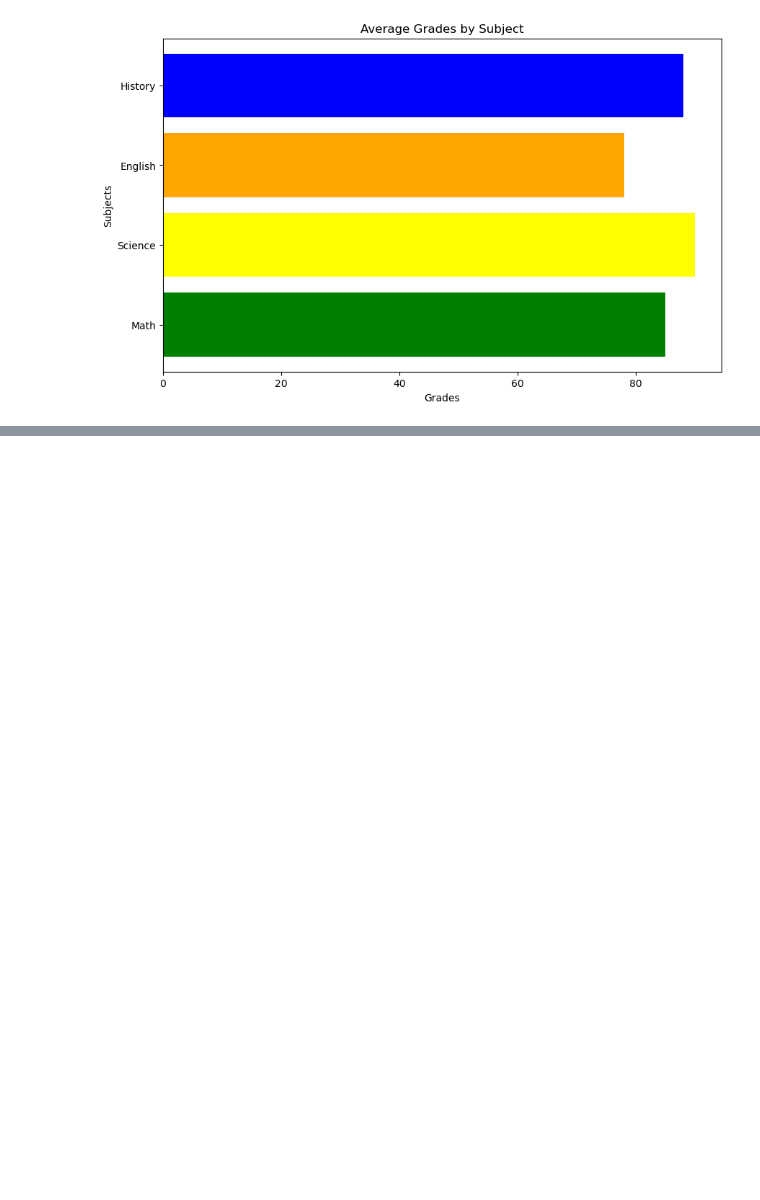
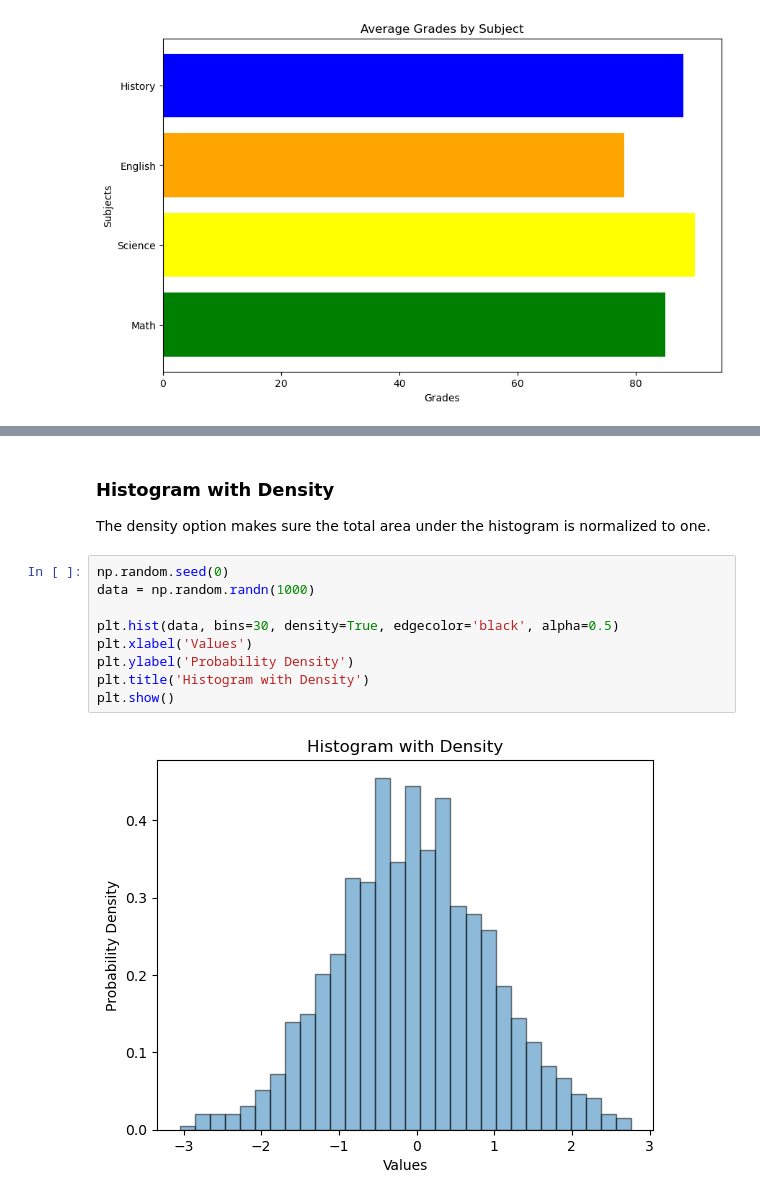
Before and after one commit to WasikAhmed/dataScience-and-ML, a Jupyter notebook: Matplotlib/01_basic_plotting.ipynb, the cells around one changed output, grey strips where cells are left out. Drawn from its saved outputs; the diff is of its cells as text; blank space fills up the shorter version.

```diff
--- a/Matplotlib/01_basic_plotting.ipynb
+++ b/Matplotlib/01_basic_plotting.ipynb
@@ -157,0 +186,14 @@ plt.show()
+# %% [markdown]
+### Histogram with Density
+The density option makes sure the total area under the histogram is normalized to one.
+# %%
+np.random.seed(0)
+data = np.random.randn(1000)
+
+plt.hist(data, bins=30, density=True, edgecolor='black', alpha=0.5)
+plt.xlabel('Values')
+plt.ylabel('Probability Density')
+plt.title('Histogram with Density')
+plt.show()
+# %% [output]
+[figure, added]
```
Also changed, not shown: parts of 18 cells of this notebook.
